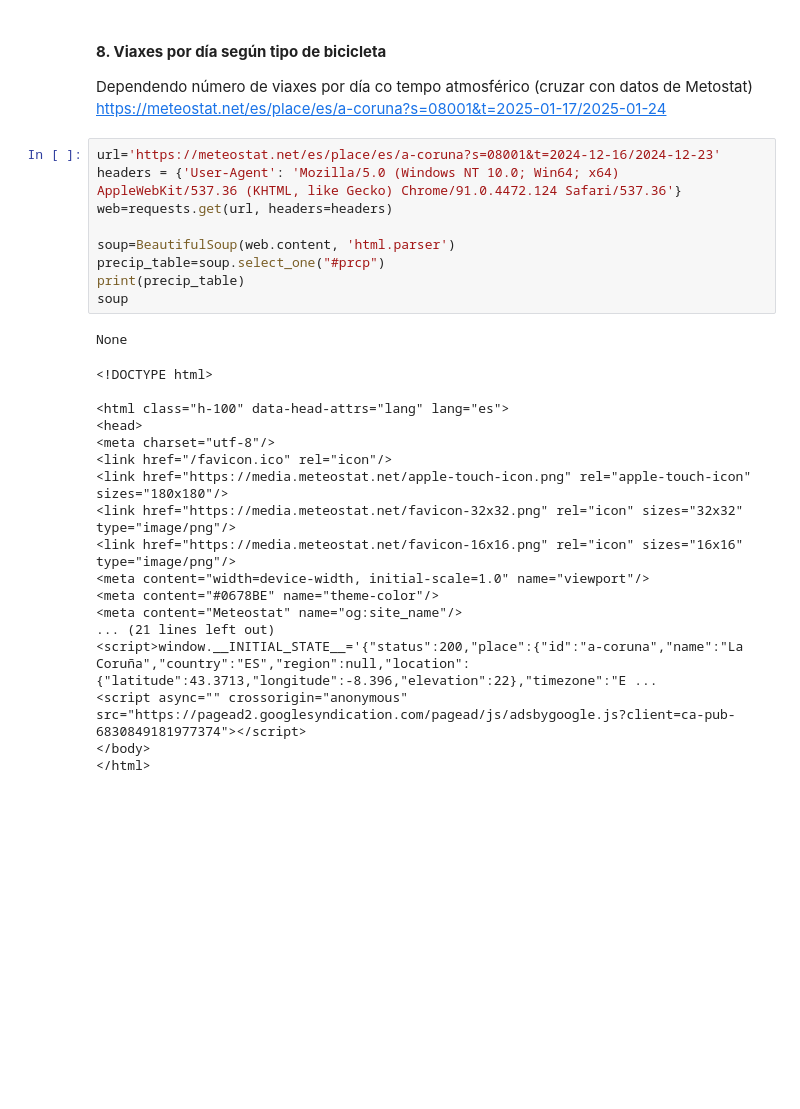
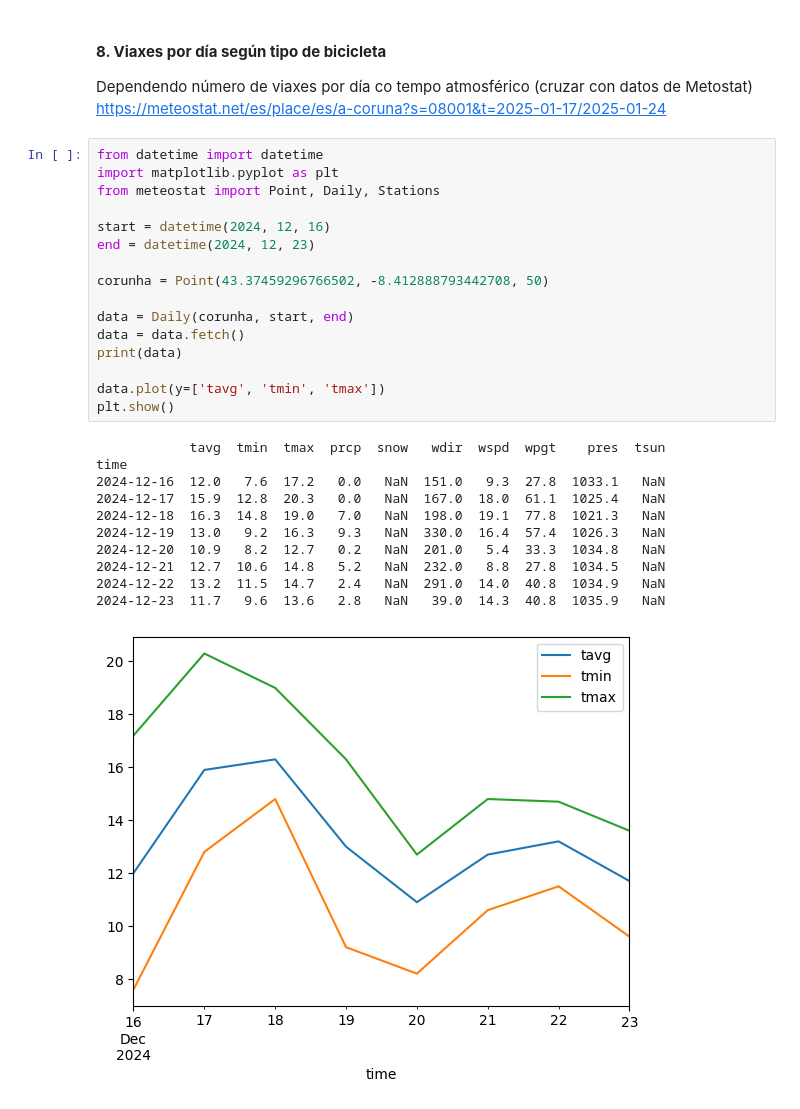
Before and after one commit to ines-learning-hub/citybikes-analytics, a Jupyter notebook: 05_exercicio.ipynb, the cells around one changed output. Saved outputs shown, nothing was run; the diff lists cells and outputs as text; blank space fills up the shorter version.

```diff
--- a/05_exercicio.ipynb
+++ b/05_exercicio.ipynb
@@ -320,31 +339,31 @@ plt.legend()
 #### **8. Viaxes por día según tipo de bicicleta**
 Dependendo número de viaxes por día co tempo atmosférico (cruzar con datos de Metostat)
 https://meteostat.net/es/place/es/a-coruna?s=08001&t=2025-01-17/2025-01-24
-# %%
-url='https://meteostat.net/es/place/es/a-coruna?s=08001&t=2024-12-16/2024-12-23'
-headers = {'User-Agent': 'Mozilla/5.0 (Windows NT 10.0; Win64; x64) AppleWebKit/537.36 (KHTML, like Gecko) Chrome/91.0.4472.124 Safari/537.36'}
-web=requests.get(url, headers=headers)
-
-soup=BeautifulSoup(web.content, 'html.parser')
-precip_table=soup.select_one("#prcp")
-print(precip_table)
-soup
-# %% [output]
-None
-<!DOCTYPE html>
-
-<html class="h-100" data-head-attrs="lang" lang="es">
-<head>
-<meta charset="utf-8"/>
-<link href="/favicon.ico" rel="icon"/>
-<link href="https://media.meteostat.net/apple-touch-icon.png" rel="apple-touch-icon" sizes="180x180"/>
-<link href="https://media.meteostat.net/favicon-32x32.png" rel="icon" sizes="32x32" type="image/png"/>
-<link href="https://media.meteostat.net/favicon-16x16.png" rel="icon" sizes="16x16" type="image/png"/>
-<meta content="width=device-width, initial-scale=1.0" name="viewport"/>
-<meta content="#0678BE" name="theme-color"/>
-<meta content="Meteostat" name="og:site_name"/>
-... (21 lines left out)
-<script>window.__INITIAL_STATE__='{"status":200,"place":{"id":"a-coruna","name":"La Coruña","country":"ES","region":null,"location":{"latitude":43.3713,"longitude":-8.396,"elevation":22},"timezone":"E ...
-<script async="" crossorigin="anonymous" src="https://pagead2.googlesyndication.com/pagead/js/adsbygoogle.js?client=ca-pub-6830849181977374"></script>
-</body>
-</html>
+# %%
+from datetime import datetime
+import matplotlib.pyplot as plt
+from meteostat import Point, Daily, Stations
+
+start = datetime(2024, 12, 16)
+end = datetime(2024, 12, 23)
+
+corunha = Point(43.37459296766502, -8.412888793442708, 50)
+
+data = Daily(corunha, start, end)
+data = data.fetch()
+print(data)
+
+data.plot(y=['tavg', 'tmin', 'tmax'])
+plt.show()
+# %% [output]
+            tavg  tmin  tmax  prcp  snow   wdir  wspd  wpgt    pres  tsun
+time
+2024-12-16  12.0   7.6  17.2   0.0   NaN  151.0   9.3  27.8  1033.1   NaN
+2024-12-17  15.9  12.8  20.3   0.0   NaN  167.0  18.0  61.1  1025.4   NaN
+2024-12-18  16.3  14.8  19.0   7.0   NaN  198.0  19.1  77.8  1021.3   NaN
+2024-12-19  13.0   9.2  16.3   9.3   NaN  330.0  16.4  57.4  1026.3   NaN
+2024-12-20  10.9   8.2  12.7   0.2   NaN  201.0   5.4  33.3  1034.8   NaN
+2024-12-21  12.7  10.6  14.8   5.2   NaN  232.0   8.8  27.8  1034.5   NaN
+2024-12-22  13.2  11.5  14.7   2.4   NaN  291.0  14.0  40.8  1034.9   NaN
+2024-12-23  11.7   9.6  13.6   2.8   NaN   39.0  14.3  40.8  1035.9   NaN
+[figure, added]
```
Also changed, not shown: parts of 5 cells of this notebook.
